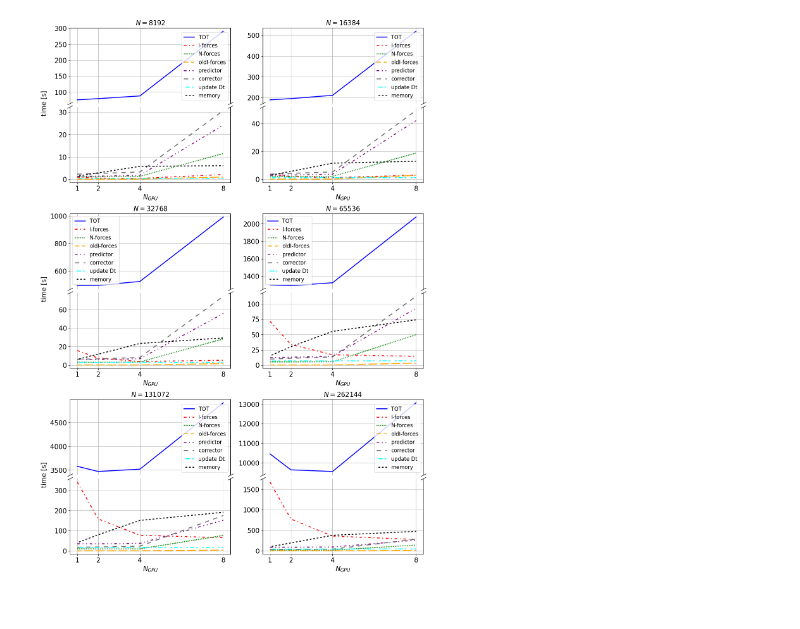
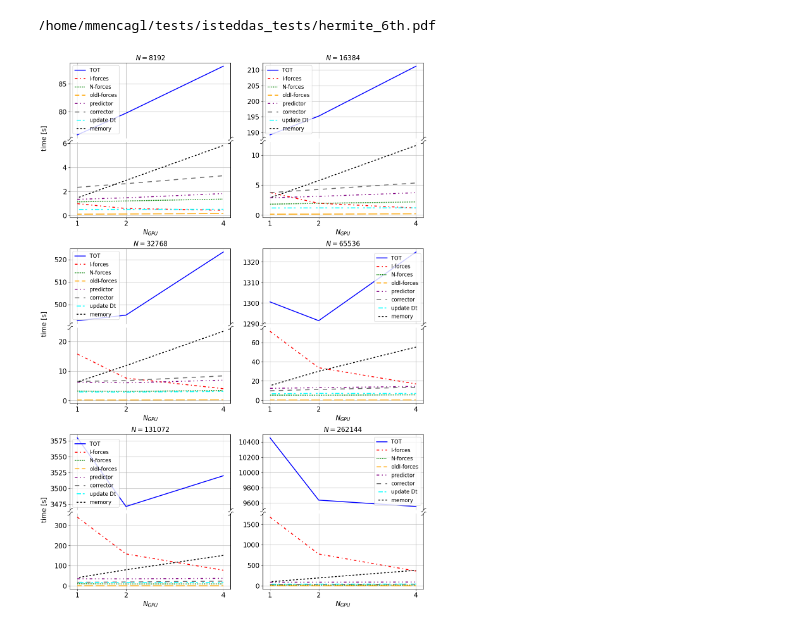
Before and after one commit to mattiamencagli/my-python-plots, a Jupyter notebook: plot_scalability.ipynb, the cells around one changed output. Saved outputs shown, nothing was run; the diff lists cells and outputs as text; code cells hidden in the pictures.

```diff
--- a/plot_scalability.ipynb
+++ b/plot_scalability.ipynb
@@ -31,12 +35,13 @@ def read_scal_ist(Nstar):
     return err, np.array(tprof)
 
 def name_lenovo(dir, gn, Nstar): return direc + "build_gpu" + str(gn) + "_stars" + str(Nstar) + "/bin/"
-def read_scal_ist_lenovo(Nstar):
+def read_scal_ist_lenovo(Nstar, prints=False):
     err = []
     tprof = []
+    if(prints): print("(%s)   Nstars = %d;  GPUs: "%(direc,Nstar), end="")
     for gn in GPUN:
+        if(prints): print("%d "%gn, end="")
         dname = name_lenovo(direc, gn, Nstar)
-        print(dname)
         #questo legge le due colonne t e de/e per ogni numero di gpu. li mette nella lista err
         with open(dname + "output/diagnostic.dat") as f:
             file = f.readlines()
@@ -45,12 +50,14 @@ def read_scal_ist_lenovo(Nstar):
         #questo legge la penultima riga del time_prof_cumul. le mette nella lista tprof
         with open(dname + "logfiles/timeprofile.dat.cumul") as f:
             tprof.append(np.loadtxt([f.readlines()[-2]]))
+    if(prints): print()
     return err, np.array(tprof)
 
 lista = []
 for ns in Ns:
-    lista.append(read_scal_ist_lenovo(ns))
-#list [idx per Numero di stelle (Ns), lista] [idx per errore(0) o tprof(1), tupla] [idx per Numero di GPU usate (GPUN), idx per argomento profname, matrice np]
+    lista.append(read_scal_ist_lenovo(ns, True))
+#list [idx per Numero di stelle (Ns), lista] [idx per tprof(1), tupla] [idx per Numero di GPU usate (GPUN), idx per argomento profname, matrice np]
+#list [idx per Numero di stelle (Ns), lista] [idx per errore(0), tipla] [idx per Numero di GPU usate (GPUN), lista] [matrice Nx2, tempi ed eror, matrice np]
 
 with open(name_lenovo(direc, GPUN[0], Ns[0]) + "logfiles/timeprofile.dat.cumul") as f:
     profname = f.readlines()[-1].strip().split()
@@ -179,5 +177,8 @@ if(SAVE):
 # %%
 ##########################################################################################################################
+def triang_func(x): return np.abs(x - np.floor(x + 0.5))
+def triang_scal_func(x): return (x - np.floor(x + 0.5))
+def sin_func(x): return (np.sin(x) + 0.5*x)
 def plot_scal_N(i, ax, gpus, select):
     j = 0
     ax1 = ax[0]; ax2 = ax[1]
@@ -207,37 +208,37 @@ def plot_scal_N(i, ax, gpus, select):
     _ = ax2.tick_params(axis='both', labelsize=fs)
     _ = ax1.grid()
     _ = ax2.grid()
     _ = ax1.spines.bottom.set_visible(False)
     _ = ax2.spines.top.set_visible(False)
     _ = ax1.xaxis.tick_top()
     _ = ax1.tick_params(top=False, labeltop=False)  # don't put tick labels at the top
-    #x = np.linspace(-np.pi,np.pi,20); y = np.sin(x); mark_sin = [i for i in zip(x,y)]
-    mark_lin = [(-1, -0.5), (1, 0.5)]
-    kwargs = dict(marker=mark_lin, markersize=12, linestyle="none", color='k', mec='k', mew=1, clip_on=False)
+    #x = np.linspace(-1,1,100); y = triang_func(x); mark = [i for i in zip(x,y)]
+    x = np.linspace(-np.pi,np.pi,20); y = sin_func(x); mark = [i for i in zip(x,y)]
+    #mark = [(-1, -0.5), (1, 0.5)]
+    kwargs = dict(marker=mark, markersize=12, linestyle="none", color='w', mec='k', mew=1, clip_on=False)
     _ = ax1.plot([0, 1], [0, 0], transform=ax1.transAxes, **kwargs)
     _ = ax2.plot([0, 1], [1, 1], transform=ax2.transAxes, **kwargs)
 ##########################################################################################################################
 
-SAVE = False
-
 select = "hermite_6th"
 
-gpus = [0,1,2,3] #seleziona che elemtni di GPUN vuoi includere nel plot
+gpus = [0,1,2] #seleziona che elemtni di GPUN vuoi includere nel plot
 COL = 2 ; RIG = 3
 off = 2 #salto 2048 e 4096
 fig = plt.figure(666, figsize=[n*4.8*COL,n*4.8*RIG])
 gs = fig.add_gridspec(RIG,COL)#, hspace=0)
 axs = []
 for j in range(RIG):
     axs.append([])
     for i in range(COL):
         gs_tmp = gs[j,i].subgridspec(2, 1, hspace=0.05)
         axs[j].append(gs_tmp.subplots(sharex=True))
 
 for i in range(RIG*COL):
     plot_scal_N(i+off, axs[int(i/COL)][i%COL],  gpus, select)
 if(SAVE):
     _ = plt.savefig(direc+select+".pdf", bbox_inches='tight', format='pdf')
     _ = plt.show(True)
 # %% [output]
+/home/mmencagl/tests/isteddas_tests/hermite_6th.pdf
-[figure, old version]
+[figure, new version]
```
Also changed, not shown: parts of 6 cells of this notebook, 1 other file.
